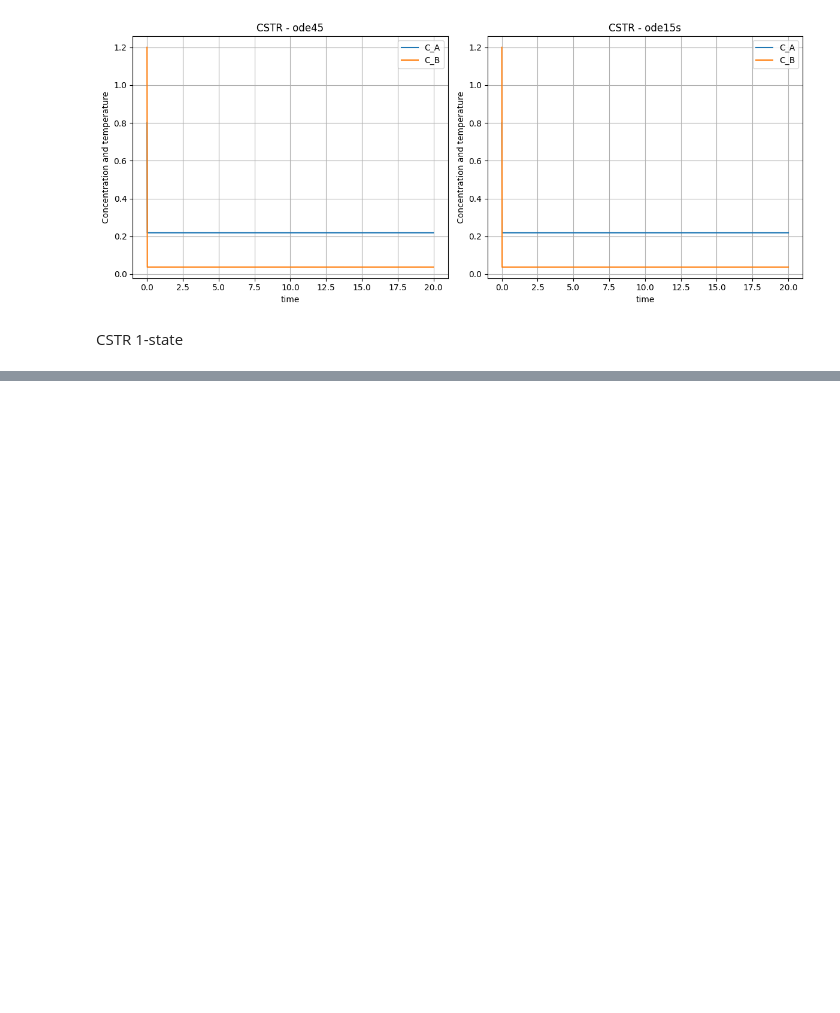
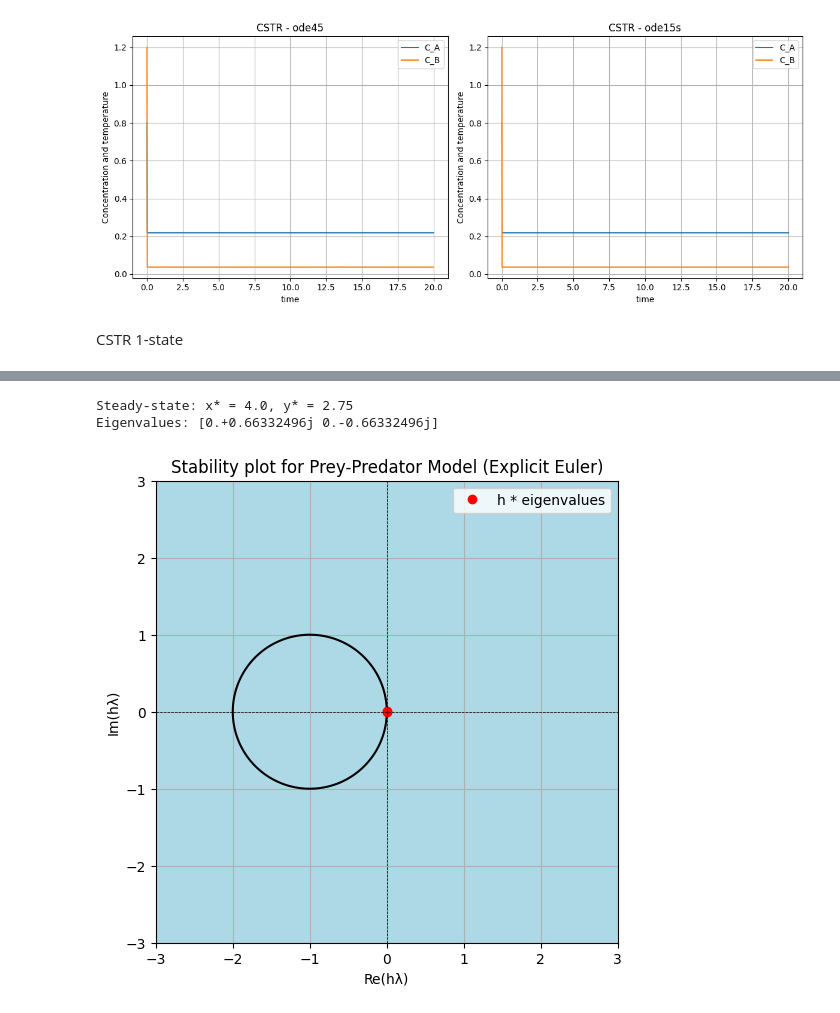
Before and after one commit to EstherCon0/SciComDiff, a Jupyter notebook: Exam.ipynb, the cells around one changed output, grey strips where cells are left out. Drawn from its saved outputs; the diff is of its cells as text; code cells hidden in the pictures; blank space fills up the shorter version.

```diff
--- a/Exam.ipynb
+++ b/Exam.ipynb
@@ -466,0 +521,68 @@ plt.show()
+# %%
+import numpy as np
+import matplotlib.pyplot as plt
+
+# Model parameters
+alpha = 1.1
+beta = 0.4
+delta = 0.1
+gamma = 0.4
+
+# Step size
+h = 0.01
+
+# Steady-state solution (solve: dx/dt = dy/dt = 0)
+x_star = gamma / delta
+y_star = alpha / beta
+
+print(f"Steady-state: x* = {x_star}, y* = {y_star}")
+
+# Jacobian at steady-state
+J = np.array([
+    [alpha - beta * y_star,   -beta * x_star],
+    [delta * y_star,          delta * x_star - gamma]
+])
+
+# Compute eigenvalues
+eigvals = np.linalg.eigvals(J)
+
+print(f"Eigenvalues: {eigvals}")
+
+# Compute scaled eigenvalues h*lambda
+scaled_eigvals = h * eigvals
+
+# -------- Stability plot for explicit Euler --------
+
+# Create complex plane grid
+x = np.linspace(-3, 3, 400)
+y = np.linspace(-3, 3, 400)
+X, Y = np.meshgrid(x, y)
+Z = X + 1j*Y
+
+# Stability function for explicit Euler
+stability_function = 1 + Z
+stability_region = np.abs(stability_function)
+
+# Plot stability region
+fig, ax = plt.subplots(figsize=(8,6))
+ax.contourf(X, Y, stability_region <= 1, levels=1, colors=["lightblue"])
+ax.contour(X, Y, stability_region, levels=[1], colors='black')
+
+# Plot scaled eigenvalues
+ax.plot(np.real(scaled_eigvals), np.imag(scaled_eigvals), 'ro', label='h * eigenvalues')
+
+# Decorations
+ax.set_xlabel('Re(hλ)')
+ax.set_ylabel('Im(hλ)')
+ax.set_title('Stability plot for Prey-Predator Model (Explicit Euler)')
+ax.grid(True)
+ax.axhline(0, color='k', linestyle='--', linewidth=0.5)
+ax.axvline(0, color='k', linestyle='--', linewidth=0.5)
+ax.set_aspect('equal', 'box')
+ax.legend()
+
+plt.show()
+# %% [output]
+Steady-state: x* = 4.0, y* = 2.75
+Eigenvalues: [0.+0.66332496j 0.-0.66332496j]
+[figure, added]
```
Also changed, not shown: parts of 4 cells of this notebook, 2 other files.
